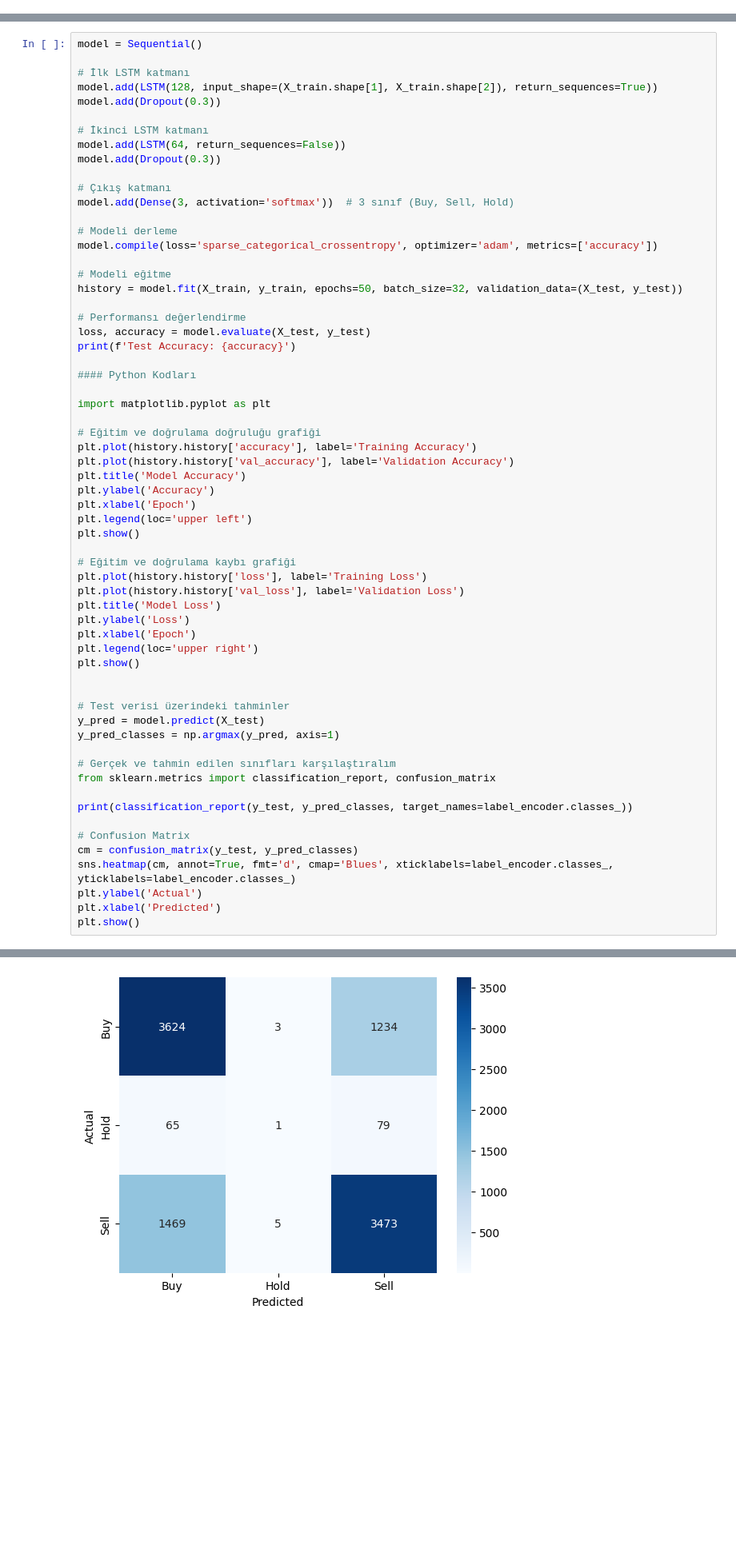
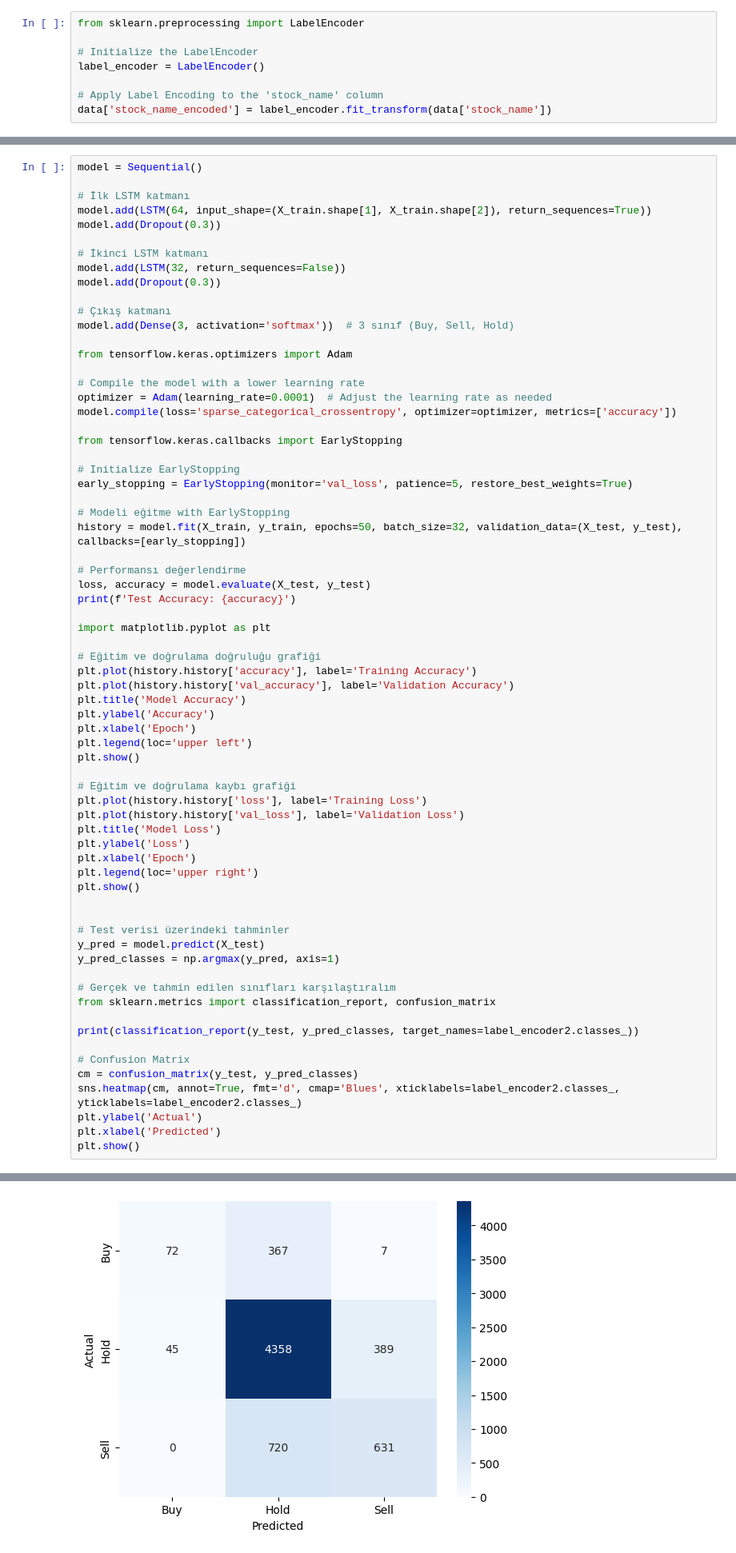
Before and after one commit to duranyi46/PredictStock_TA, a Jupyter notebook: notebooks/modelling.ipynb, the cells around one changed output, grey strips where cells are left out. Shown at 80% size. Saved outputs shown, nothing was run; the diff lists cells and outputs as text; blank space fills up the shorter version.

Commit message:
Rearranged LSTM training

```diff
--- a/notebooks/modelling.ipynb
+++ b/notebooks/modelling.ipynb
@@ -150,0 +135,8 @@ X_train, X_test, y_train, y_test = train_test_split(X_lstm, y_lstm, test_size=0.
+# %%
+from sklearn.preprocessing import LabelEncoder
+
+# Initialize the LabelEncoder
+label_encoder = LabelEncoder()
+
+# Apply Label Encoding to the 'stock_name' column
+data['stock_name_encoded'] = label_encoder.fit_transform(data['stock_name'])
@@ -152,27 +190,33 @@ X_train, X_test, y_train, y_test = train_test_split(X_lstm, y_lstm, test_size=0.
 model = Sequential()
 
 # İlk LSTM katmanı
-model.add(LSTM(128, input_shape=(X_train.shape[1], X_train.shape[2]), return_sequences=True))
+model.add(LSTM(64, input_shape=(X_train.shape[1], X_train.shape[2]), return_sequences=True))
 model.add(Dropout(0.3))
 
 # İkinci LSTM katmanı
-model.add(LSTM(64, return_sequences=False))
+model.add(LSTM(32, return_sequences=False))
 model.add(Dropout(0.3))
 
 # Çıkış katmanı
 model.add(Dense(3, activation='softmax'))  # 3 sınıf (Buy, Sell, Hold)
 
-# Modeli derleme
-model.compile(loss='sparse_categorical_crossentropy', optimizer='adam', metrics=['accuracy'])
+from tensorflow.keras.optimizers import Adam
 
-# Modeli eğitme
-history = model.fit(X_train, y_train, epochs=50, batch_size=32, validation_data=(X_test, y_test))
+# Compile the model with a lower learning rate
+optimizer = Adam(learning_rate=0.0001)  # Adjust the learning rate as needed
+model.compile(loss='sparse_categorical_crossentropy', optimizer=optimizer, metrics=['accuracy'])
+
+from tensorflow.keras.callbacks import EarlyStopping
+
+# Initialize EarlyStopping
+early_stopping = EarlyStopping(monitor='val_loss', patience=5, restore_best_weights=True)
+
+# Modeli eğitme with EarlyStopping
+history = model.fit(X_train, y_train, epochs=50, batch_size=32, validation_data=(X_test, y_test), callbacks=[early_stopping])
 
 # Performansı değerlendirme
 loss, accuracy = model.evaluate(X_test, y_test)
 print(f'Test Accuracy: {accuracy}')
-
-#### Python Kodları
 
 import matplotlib.pyplot as plt
 
@@ -202,11 +246,11 @@ y_pred_classes = np.argmax(y_pred, axis=1)
 # Gerçek ve tahmin edilen sınıfları karşılaştıralım
 from sklearn.metrics import classification_report, confusion_matrix
 
-print(classification_report(y_test, y_pred_classes, target_names=label_encoder.classes_))
+print(classification_report(y_test, y_pred_classes, target_names=label_encoder2.classes_))
 
 # Confusion Matrix
 cm = confusion_matrix(y_test, y_pred_classes)
-sns.heatmap(cm, annot=True, fmt='d', cmap='Blues', xticklabels=label_encoder.classes_, yticklabels=label_encoder.classes_)
+sns.heatmap(cm, annot=True, fmt='d', cmap='Blues', xticklabels=label_encoder2.classes_, yticklabels=label_encoder2.classes_)
 plt.ylabel('Actual')
 plt.xlabel('Predicted')
 plt.show()
@@ -244 +287 @@ weighted avg       0.71      0.71      0.71      9953
-[figure, old version]
+[figure, new version]
```
Also changed, not shown: parts of 6 cells of this notebook.
